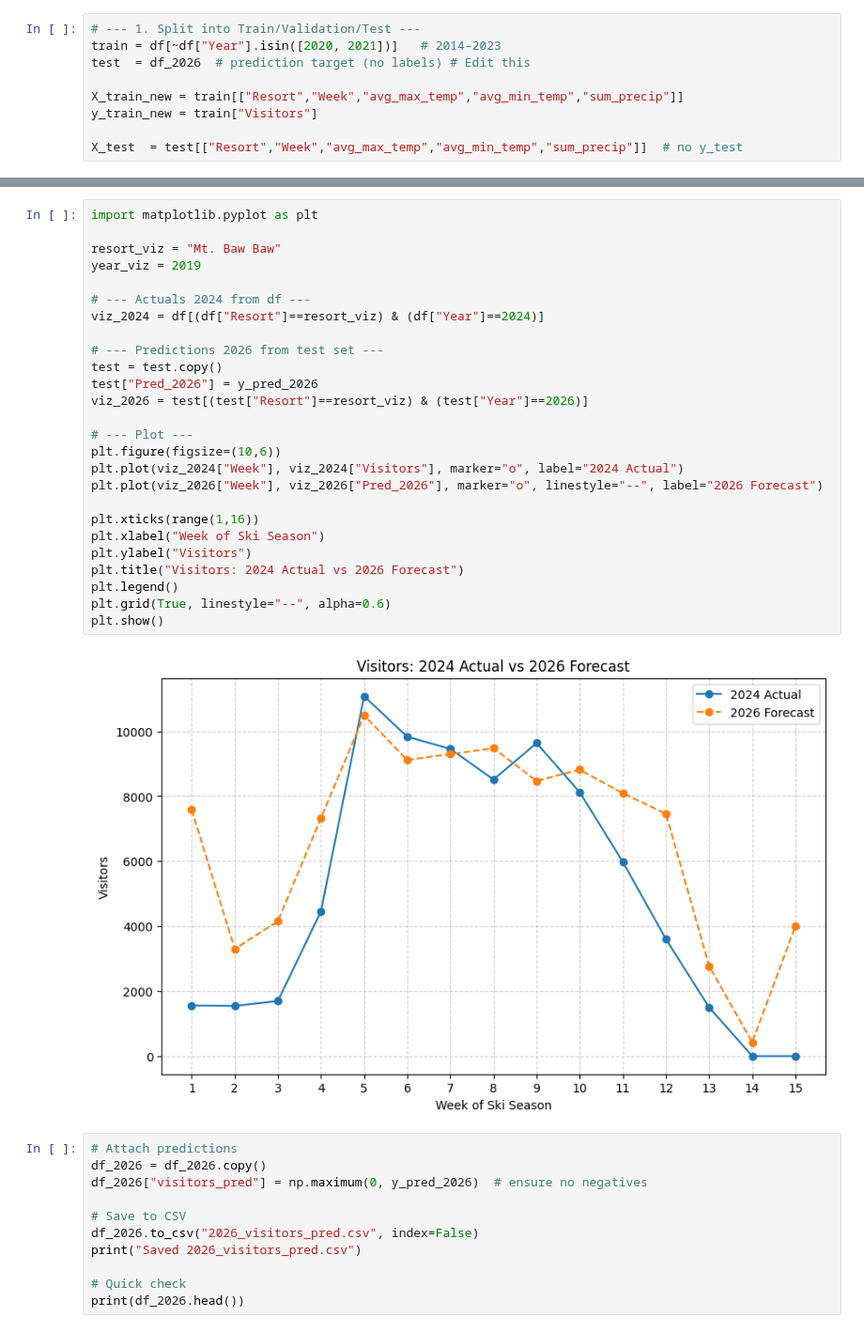
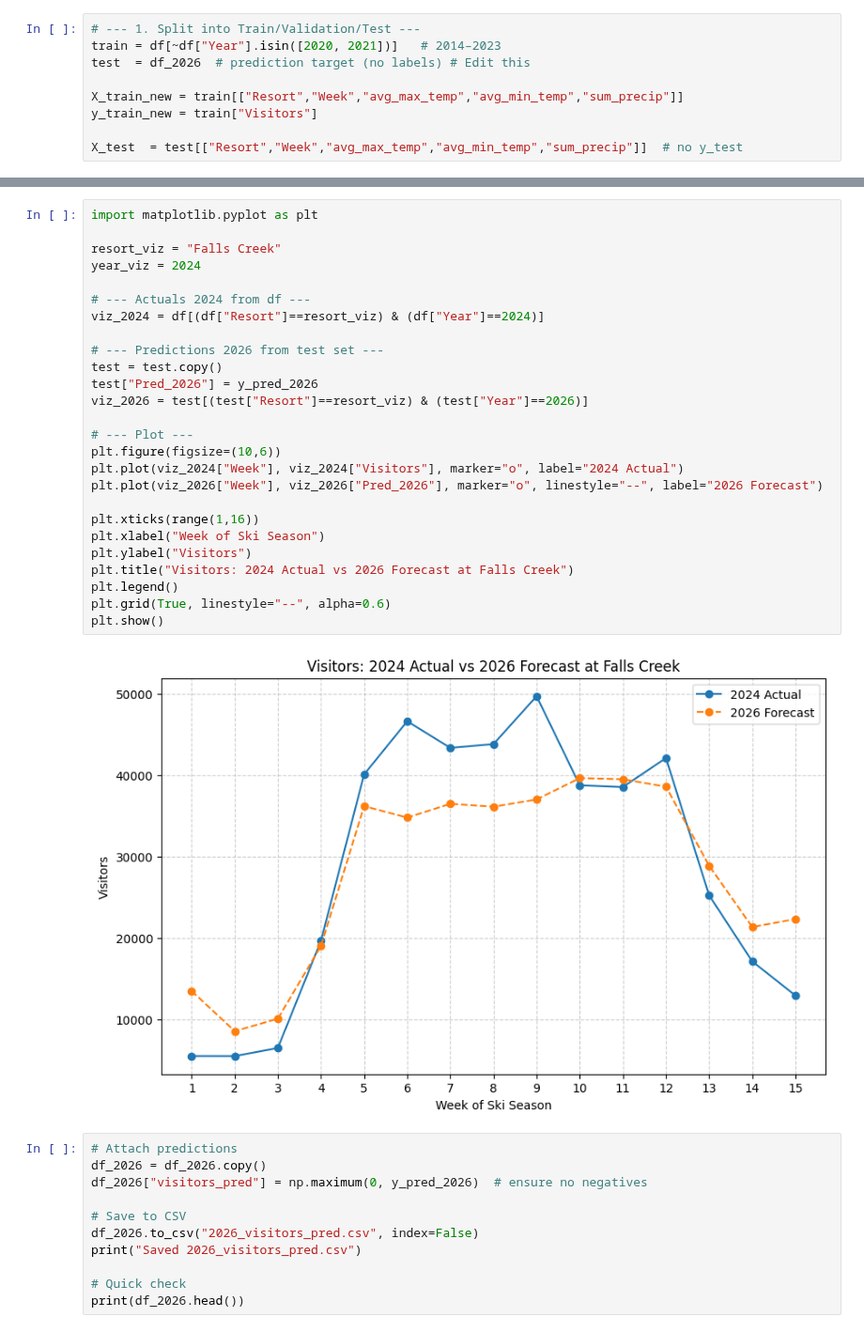
Before and after one commit to bsri0004/R2B2, a Jupyter notebook: predictive/regression.ipynb, the cells around one changed output, grey strips where cells are left out. Shown at 94% size. Drawn from its saved outputs; the diff is of its cells as text.

```diff
--- a/predictive/regression.ipynb
+++ b/predictive/regression.ipynb
@@ -194,31 +194,31 @@ df[(df["Resort"]==resort_viz)]
 # %%
 import matplotlib.pyplot as plt
 
-resort_viz = "Mt. Baw Baw"
-year_viz = 2019
+resort_viz = "Falls Creek"
+year_viz = 2024
 
 # --- Actuals 2024 from df ---
 viz_2024 = df[(df["Resort"]==resort_viz) & (df["Year"]==2024)]
 
 # --- Predictions 2026 from test set ---
 test = test.copy()
 test["Pred_2026"] = y_pred_2026
 viz_2026 = test[(test["Resort"]==resort_viz) & (test["Year"]==2026)]
 
 # --- Plot ---
 plt.figure(figsize=(10,6))
 plt.plot(viz_2024["Week"], viz_2024["Visitors"], marker="o", label="2024 Actual")
 plt.plot(viz_2026["Week"], viz_2026["Pred_2026"], marker="o", linestyle="--", label="2026 Forecast")
 
 plt.xticks(range(1,16))
 plt.xlabel("Week of Ski Season")
 plt.ylabel("Visitors")
-plt.title("Visitors: 2024 Actual vs 2026 Forecast")
+plt.title("Visitors: 2024 Actual vs 2026 Forecast at Falls Creek")
 plt.legend()
 plt.grid(True, linestyle="--", alpha=0.6)
 plt.show()
 # %% [output]
-[figure, old version]
+[figure, new version]
 # %%
 # Attach predictions
 df_2026 = df_2026.copy()
```
Also changed, not shown: parts of 3 cells of this notebook, 5 other files.
